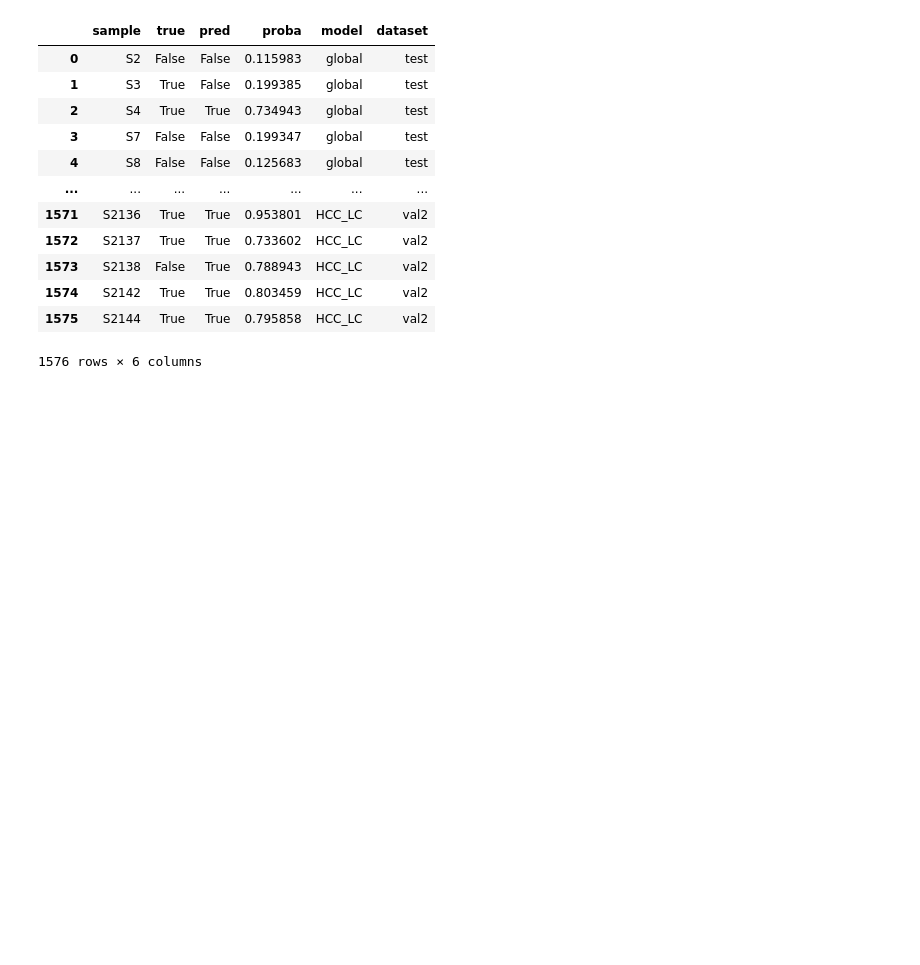
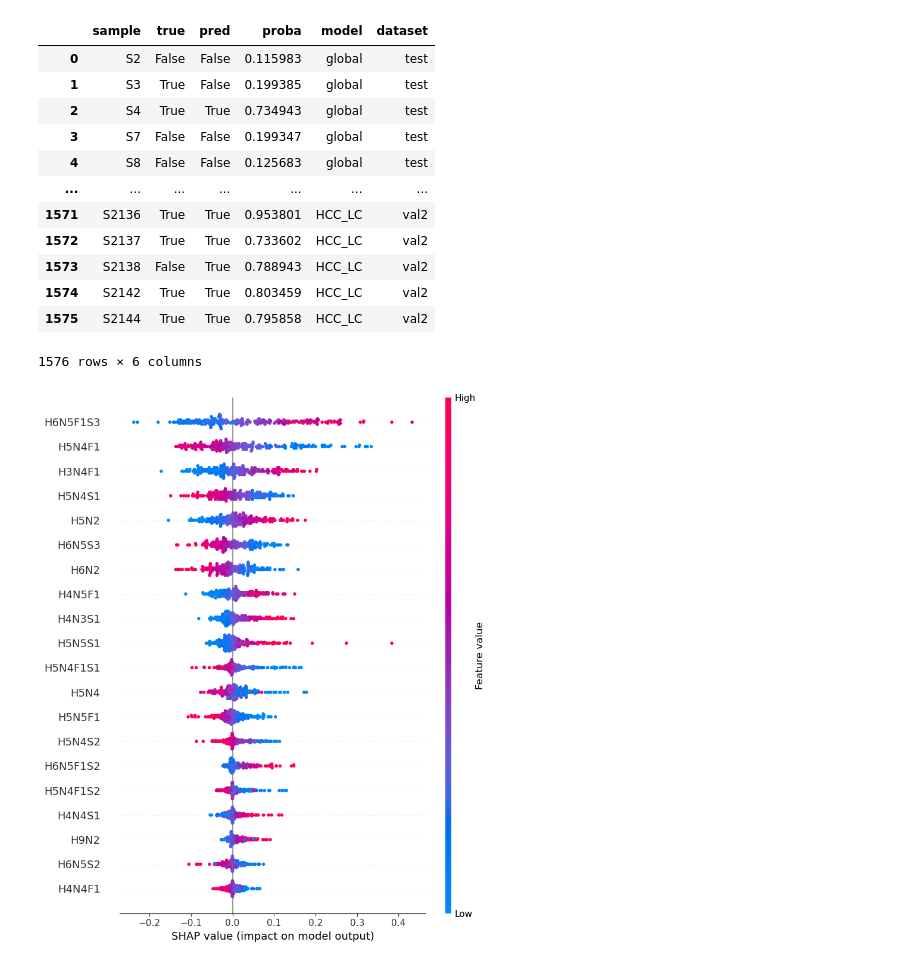
Before and after one commit to fubin1999/HCC-N-glycome, a Jupyter notebook: src/ml/automl.ipynb, the cells around one changed output. Cells and saved outputs as stored; diff of their text form; code cells hidden in the pictures; blank space fills up the shorter version.

Commit message:
Add shap summary plot.

```diff
--- a/src/ml/automl.ipynb
+++ b/src/ml/automl.ipynb
@@ -500,6 +500,10 @@ HCC_LC_ag_wrapper = AutogluonWrapper(HCC_LC_predictor, X_train_HCC_LC.columns)
 HCC_LC_explainer = shap.KernelExplainer(ag_wrapper.predict_binary_prob, HCC_LC_med)
 # %%
 HCC_LC_shap_values = HCC_LC_explainer.shap_values(X_test_HCC_LC)
+# %%
+shap.summary_plot(global_shap_values, X_test_global)
+# %% [output]
+[figure, added]
 # %%
 matrics = [global_shap_values, HCC_HC_shap_values, HCC_CHB_shap_values, HCC_LC_shap_values]
 indices = [X.index for X in [X_test_global, X_test_HCC_HC, X_test_HCC_CHB, X_test_HCC_LC]]
```
Also changed, not shown: 1 other file.
